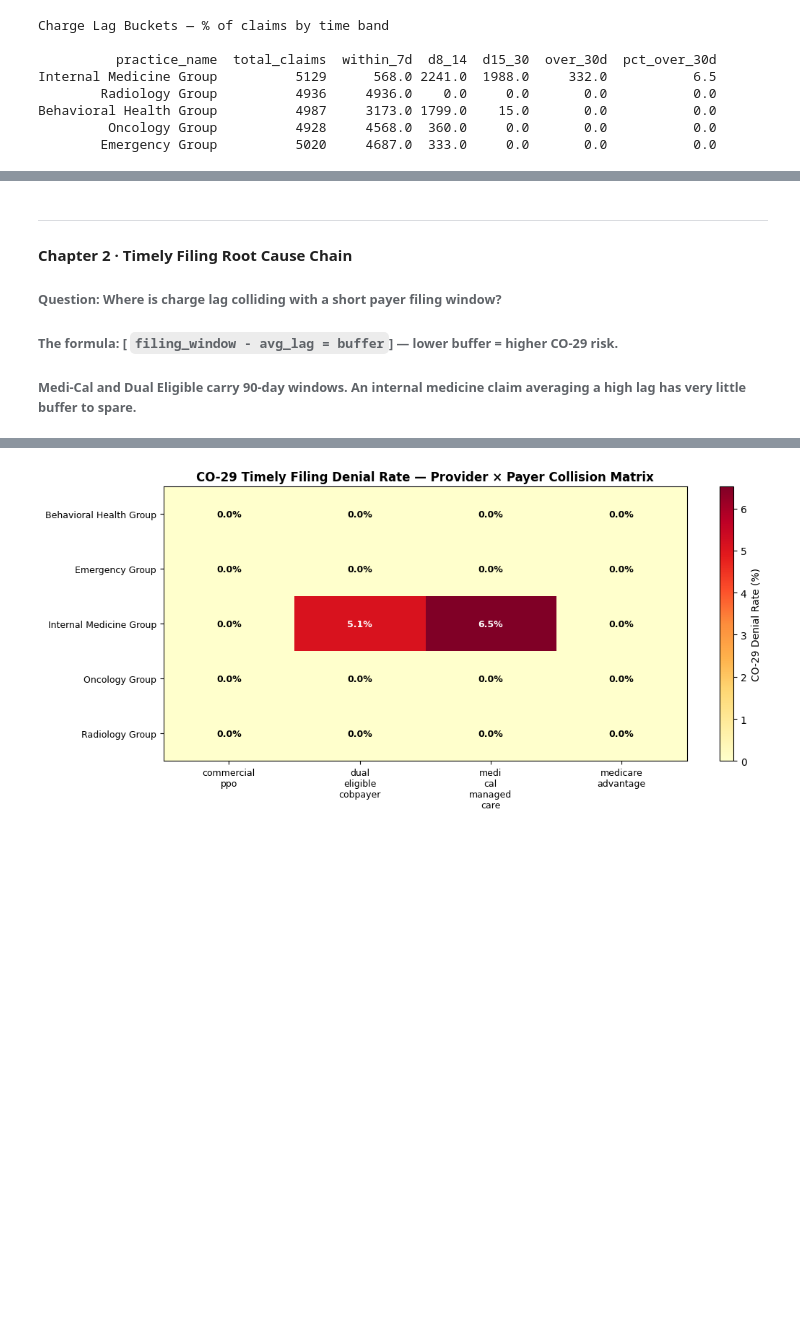
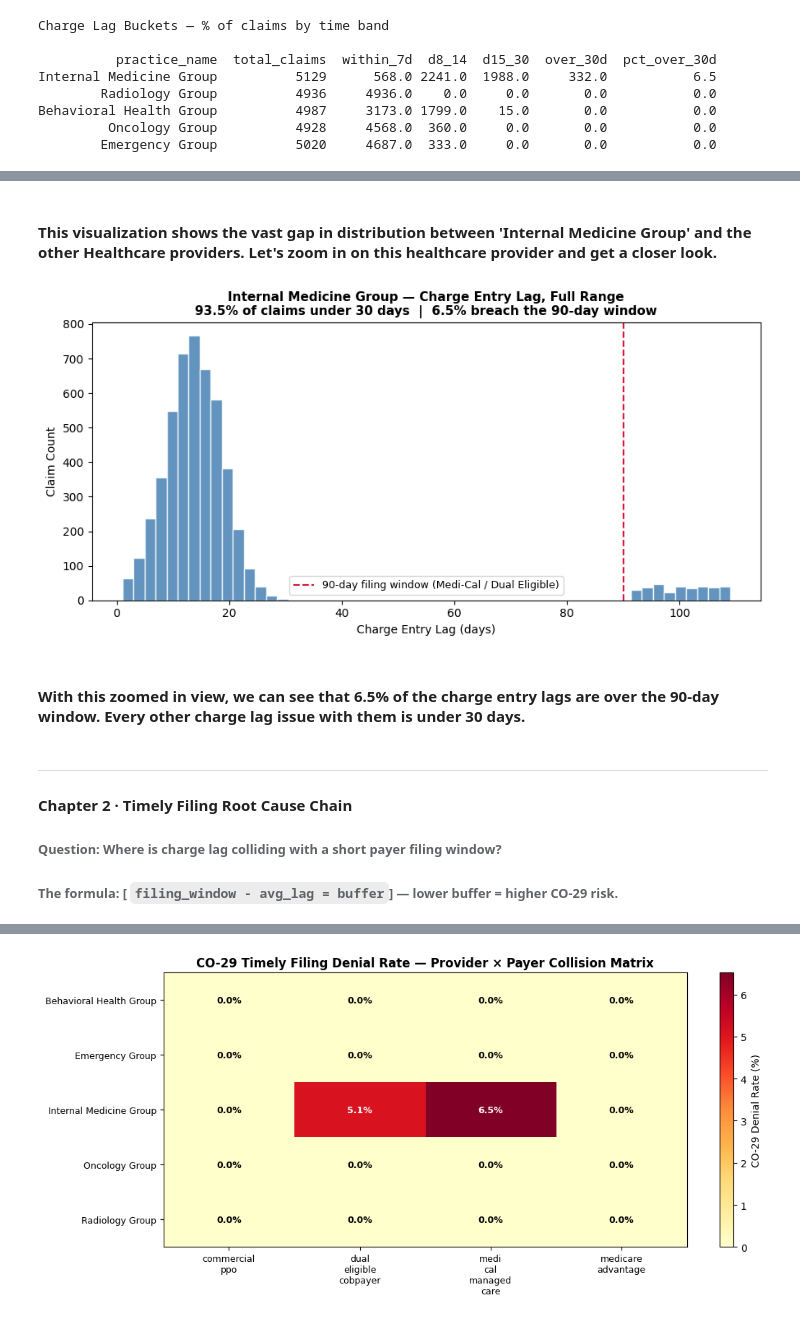
Before and after one commit to 3yes-0pen/claims-leakage-audit, a Jupyter notebook: notebooks/04_ar_workflow.ipynb, the cells around one changed output, grey strips where cells are left out. Saved outputs shown, nothing was run; the diff lists cells and outputs as text; code cells hidden in the pictures; blank space fills up the shorter version.

```diff
--- a/notebooks/04_ar_workflow.ipynb
+++ b/notebooks/04_ar_workflow.ipynb
@@ -129,8 +141,39 @@ Behavioral Health Group          4987     3173.0 1799.0    15.0       0.0
+# %% [markdown]
+#### This visualization shows the vast gap in distribution between 'Internal Medicine Group' and the other Healthcare providers. Let's zoom in on this healthcare provider and get a closer look.
+# %%
+im_lag = con.execute("""
+    SELECT
+        date_diff('day', ch.date_of_service, ch.submission_date) AS lag_days
+    FROM claim_header ch
+    JOIN provider p ON ch.provider_id = p.provider_id
+    WHERE p.practice_name = 'Internal Medicine Group'
+      AND ch.date_of_service IS NOT NULL
+      AND ch.submission_date IS NOT NULL
+""").df()
+
+pct_under_30 = (im_lag["lag_days"] <= 30).mean() * 100
+pct_over_90  = (im_lag["lag_days"] > 90).mean() * 100
+
+fig, ax = plt.subplots(figsize=(9, 4.5))
+ax.hist(im_lag["lag_days"], bins=55, edgecolor="white", color="steelblue", alpha=0.85)
+ax.axvline(90, color="crimson", linestyle="--", linewidth=1.5,
+           label="90-day filing window (Medi-Cal / Dual Eligible)")
+ax.set_xlabel("Charge Entry Lag (days)")
+ax.set_ylabel("Claim Count")
+ax.set_title(
+    "Internal Medicine Group — Charge Entry Lag, Full Range\n"
+    f"{pct_under_30:.1f}% of claims under 30 days  |  {pct_over_90:.1f}% breach the 90-day window",
+    fontsize=11, fontweight="bold"
+)
+ax.legend(fontsize=9)
+plt.tight_layout()
+plt.show()
+# %% [output]
+[figure, added]
+# %% [markdown]
+#### With this zoomed in view, we can see that 6.5% of the charge entry lags are over the 90-day window. Every other charge lag issue with them is under 30 days.
 # %% [markdown]
 ----
 #### Chapter 2 · Timely Filing Root Cause Chain
-
 ###### Question: Where is charge lag colliding with a short payer filing window?
 ###### The formula: [ `filing_window - avg_lag = buffer`] — lower buffer = higher CO-29 risk.
-
-###### Medi-Cal and Dual Eligible carry 90-day windows. An internal medicine claim averaging a high lag has very little buffer to spare.
```
Also changed, not shown: parts of 17 cells of this notebook, 5 other files.
